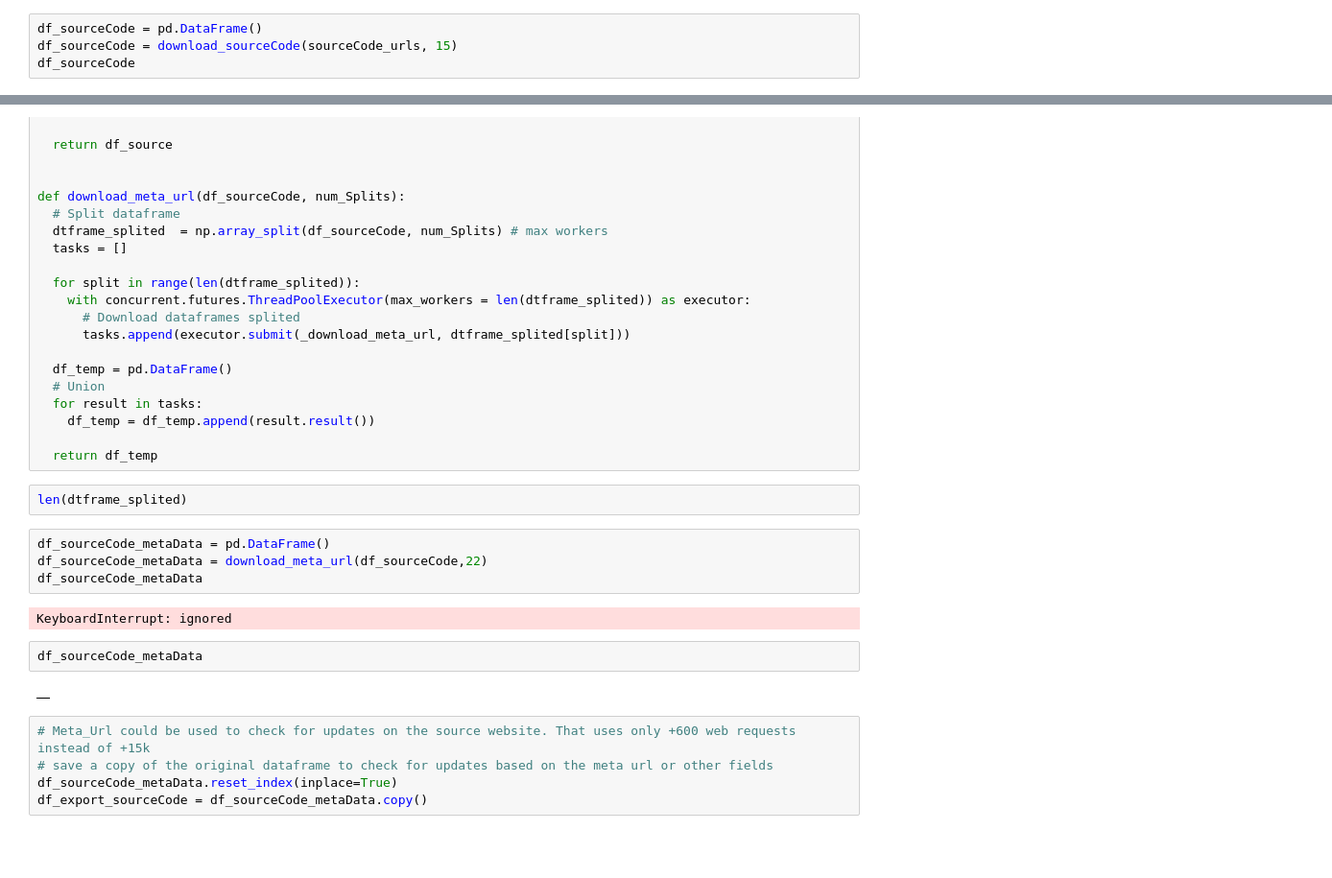
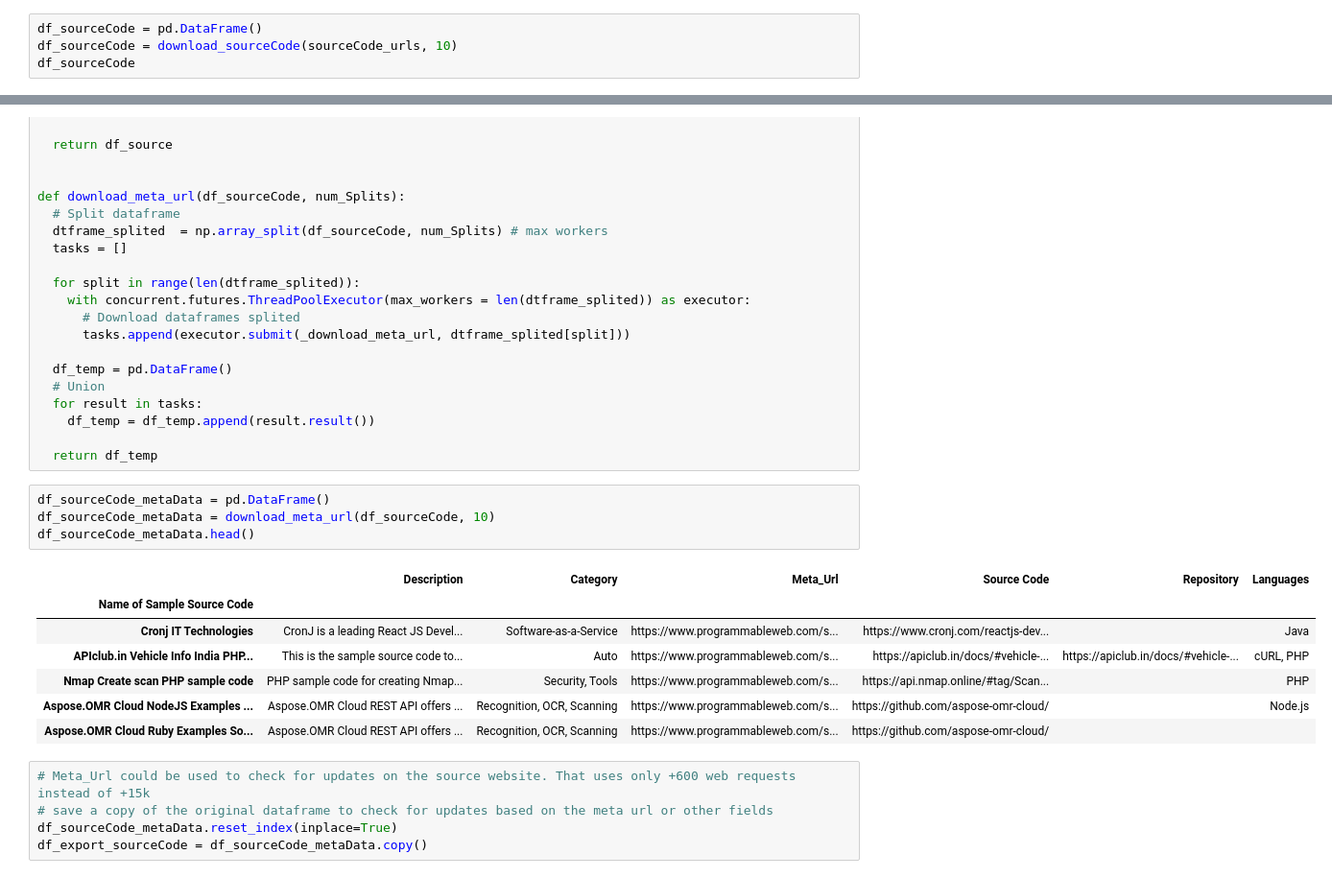
Before and after one commit to eclipse-opensmartclide/smartclide-task-service-discovery, a Jupyter notebook: Web service listings/SourceCode_pandas_web_scraping.ipynb, the cells around one changed output, grey strips where cells are left out. Shown: that part at 96% size. Saved outputs shown, nothing was run; the diff lists cells and outputs as text; blank space fills up the shorter version.

```diff
--- a/Web service listings/SourceCode_pandas_web_scraping.ipynb
+++ b/Web service listings/SourceCode_pandas_web_scraping.ipynb
@@ -93,7 +92,7 @@ for i in range(616): ## web pages?.. 615+1
     sourceCode_urls.append(main_url)
 # %%
 df_sourceCode = pd.DataFrame()
-df_sourceCode = download_sourceCode(sourceCode_urls, 15)
+df_sourceCode = download_sourceCode(sourceCode_urls, 10)
 df_sourceCode
 # %% [output]
 |  | Description | Category | Meta_Url |
@@ -190,18 +181,18 @@ def download_meta_url(df_sourceCode, num_Splits):
     df_temp = df_temp.append(result.result())
 
   return df_temp
-# %%
-len(dtframe_splited)
 # %%
 df_sourceCode_metaData = pd.DataFrame()
-df_sourceCode_metaData = download_meta_url(df_sourceCode,22)
-df_sourceCode_metaData
+df_sourceCode_metaData = download_meta_url(df_sourceCode, 10)
+df_sourceCode_metaData.head()
 # %% [output]
-KeyboardInterrupt: ignored
+|  | Description | Category | Meta_Url | Source Code | Repository | Languages |
+| Name of Sample Source Code |  |  |  |  |  |  |
+| Cronj IT Technologies | CronJ is a leading React JS Devel... | Software-as-a-Service | https://www.programmableweb.com/s... | https://www.cronj.com/reactjs-dev... |  | Java |
+| APIclub.in Vehicle Info India PHP... | This is the sample source code to... | Auto | https://www.programmableweb.com/s... | https://apiclub.in/docs/#vehicle-... | https://apiclub.in/docs/#vehicle-... | cURL, PHP |
+| Nmap Create scan PHP sample code | PHP sample code for creating Nmap... | Security, Tools | https://www.programmableweb.com/s... | https://api.nmap.online/#tag/Scan... |  | PHP |
+| Aspose.OMR Cloud NodeJS Examples ... | Aspose.OMR Cloud REST API offers ... | Recognition, OCR, Scanning | https://www.programmableweb.com/s... | https://github.com/aspose-omr-cloud/ |  | Node.js |
+| Aspose.OMR Cloud Ruby Examples So... | Aspose.OMR Cloud REST API offers ... | Recognition, OCR, Scanning | https://www.programmableweb.com/s... | https://github.com/aspose-omr-cloud/ |  |  |
-# %%
-df_sourceCode_metaData
-# %% [output]
-|  |
 # %%
 # Meta_Url could be used to check for updates on the source website. That uses only +600 web requests instead of +15k
 # save a copy of the original dataframe to check for updates based on the meta url or other fields
```
Also changed, not shown: parts of 7 cells of this notebook, 3 other files.
